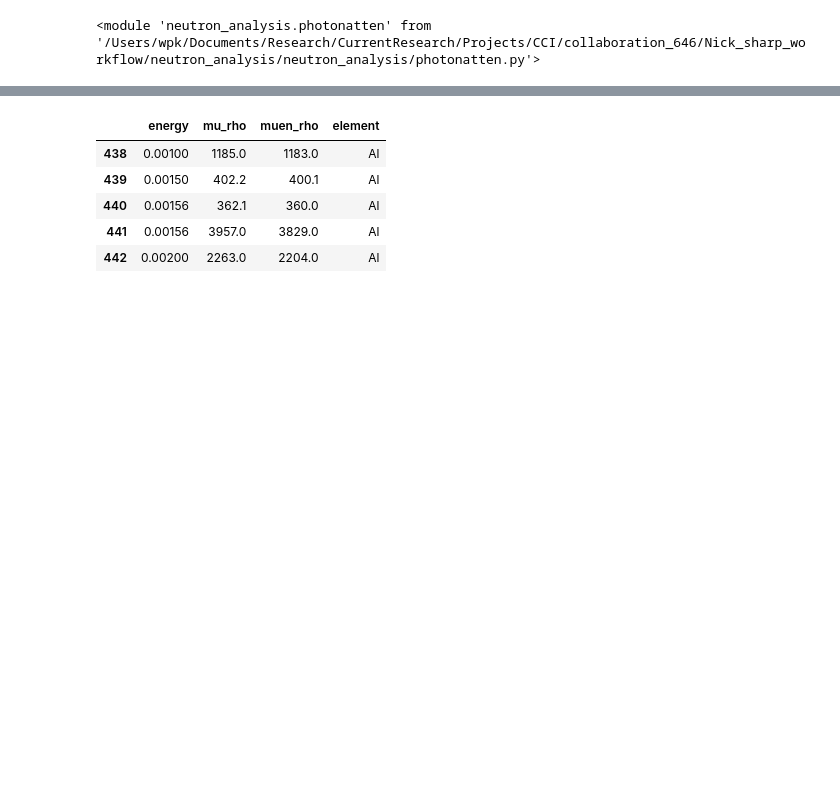
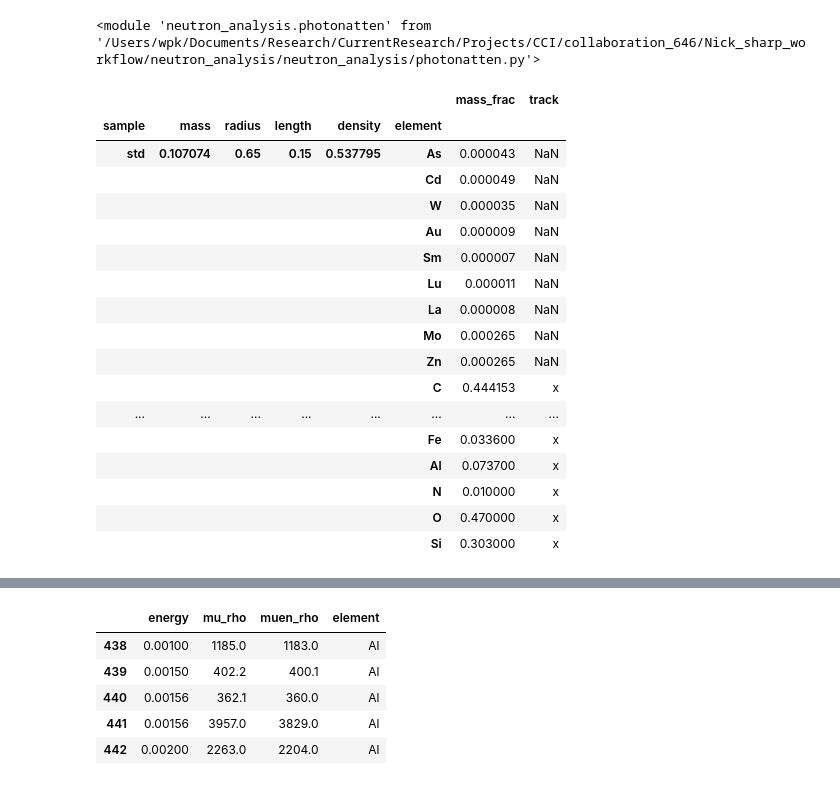
Before and after one commit to wpk-nist-gov/neutron_analysis, a Jupyter notebook: notebooks/demo.ipynb, the cells around one changed output, grey strips where cells are left out. Cells and saved outputs as stored; diff of their text form; code cells hidden in the pictures; blank space fills up the shorter version.

```diff
--- a/notebooks/demo.ipynb
+++ b/notebooks/demo.ipynb
@@ -26,0 +32,6 @@ df_mass.head()
+# %%
+with StringIO(s.getvalue()) as f:
+    out = (
+        pd.read_csv(f, index_col=list(range(0,6)))
+#        .set_index(['sample','mass','radius','length','density','element'])
+    )
@@ -29,0 +58,12 @@ S = shielding.NeutronShieldingUser(df_mass)
+# %%
+ss = """
+,,,,,values,values,sample_0/sample,sample_0/sample,uncert,uncert
+,,,,,f_scatter,f0_noscatter,f_scatter,f0_noscatter,f_scatter,f0_noscatter
+sample,mass,radius,length,density,,,,,,
+sample_0,0.3,0.65,0.15,1.5067923606333287,0.9977306051161332,0.9958168360313382,1.0,1.0,0.0,0.0
+sample_1,0.4,0.65,0.15,2.009056480844438,0.9971138357174368,0.9946185064665436,1.0006185546490312,1.00120481325956,0.00012589752631410905,0.00024460799811984983
+sample_2,0.3,0.65,0.15,1.5067923606333287,0.9976533767929456,0.9955508457237608,1.0000774099752319,1.0002671790282935,1.5764165458358606e-05,5.4295044174204355e-05
+"""
+# %%
+with  StringIO(ss) as f:
+    check = pd.read_csv(f, index_col=list(range(0, 5)), header=[0,1])
@@ -145,0 +380,24 @@ p_limit = photonatten.PhotonAtten(df_gamma_limit, df_mass_limit)
+# %%
+g = get_df_gamma()
+m = get_df_mass()
+# %%
+m
+# %% [output]
+|  |  |  |  |  |  | mass_frac | track |
+| sample | mass | radius | length | density | element |  |  |
+| std | 0.107074 | 0.65 | 0.15 | 0.537795 | As | 0.000043 | NaN |
+|  |  |  |  |  | Cd | 0.000049 | NaN |
+|  |  |  |  |  | W | 0.000035 | NaN |
+|  |  |  |  |  | Au | 0.000009 | NaN |
+|  |  |  |  |  | Sm | 0.000007 | NaN |
+|  |  |  |  |  | Lu | 0.000011 | NaN |
+|  |  |  |  |  | La | 0.000008 | NaN |
+|  |  |  |  |  | Mo | 0.000265 | NaN |
+|  |  |  |  |  | Zn | 0.000265 | NaN |
+|  |  |  |  |  | C | 0.444153 | x |
+| ... | ... | ... | ... | ... | ... | ... | ... |
+|  |  |  |  |  | Fe | 0.033600 | x |
+|  |  |  |  |  | Al | 0.073700 | x |
+|  |  |  |  |  | N | 0.010000 | x |
+|  |  |  |  |  | O | 0.470000 | x |
+|  |  |  |  |  | Si | 0.303000 | x |
```
Also changed, not shown: parts of 16 cells of this notebook, 2 other files.
